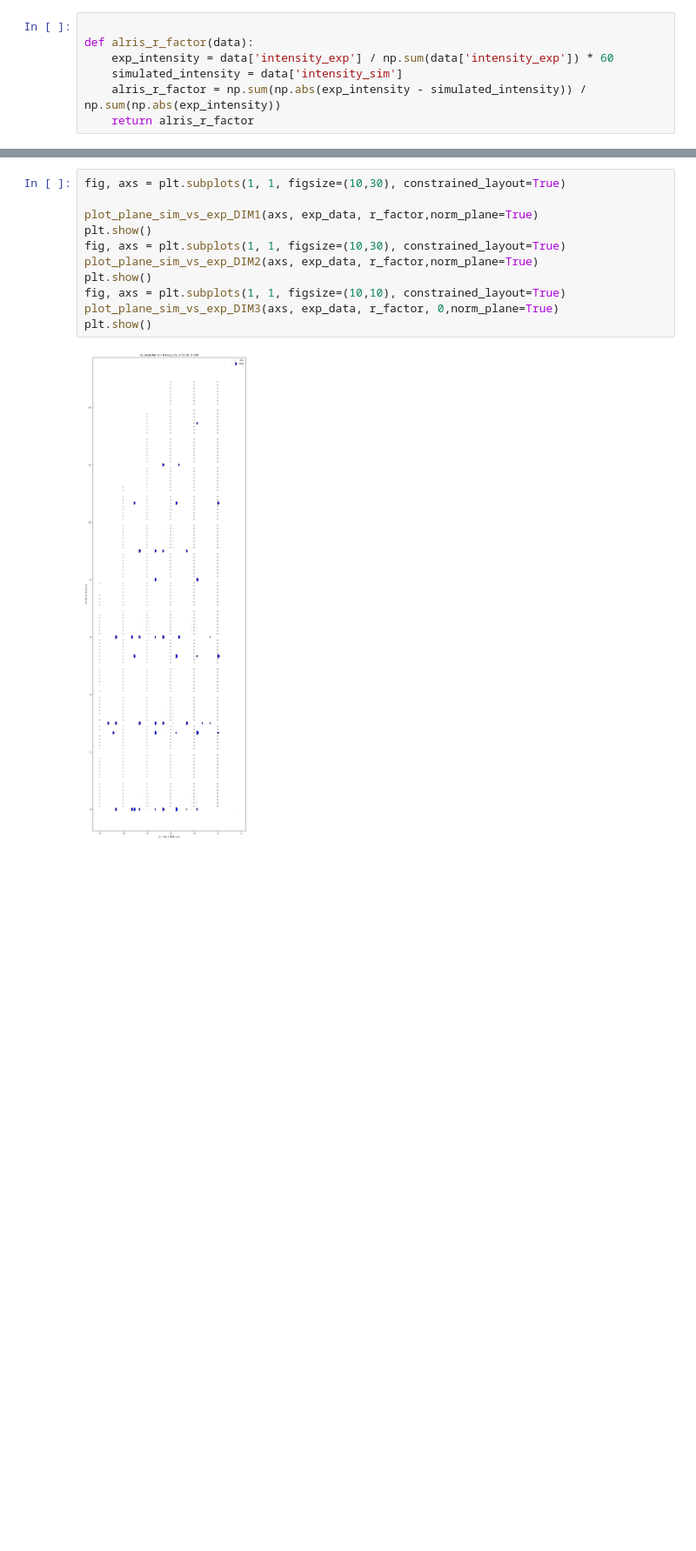
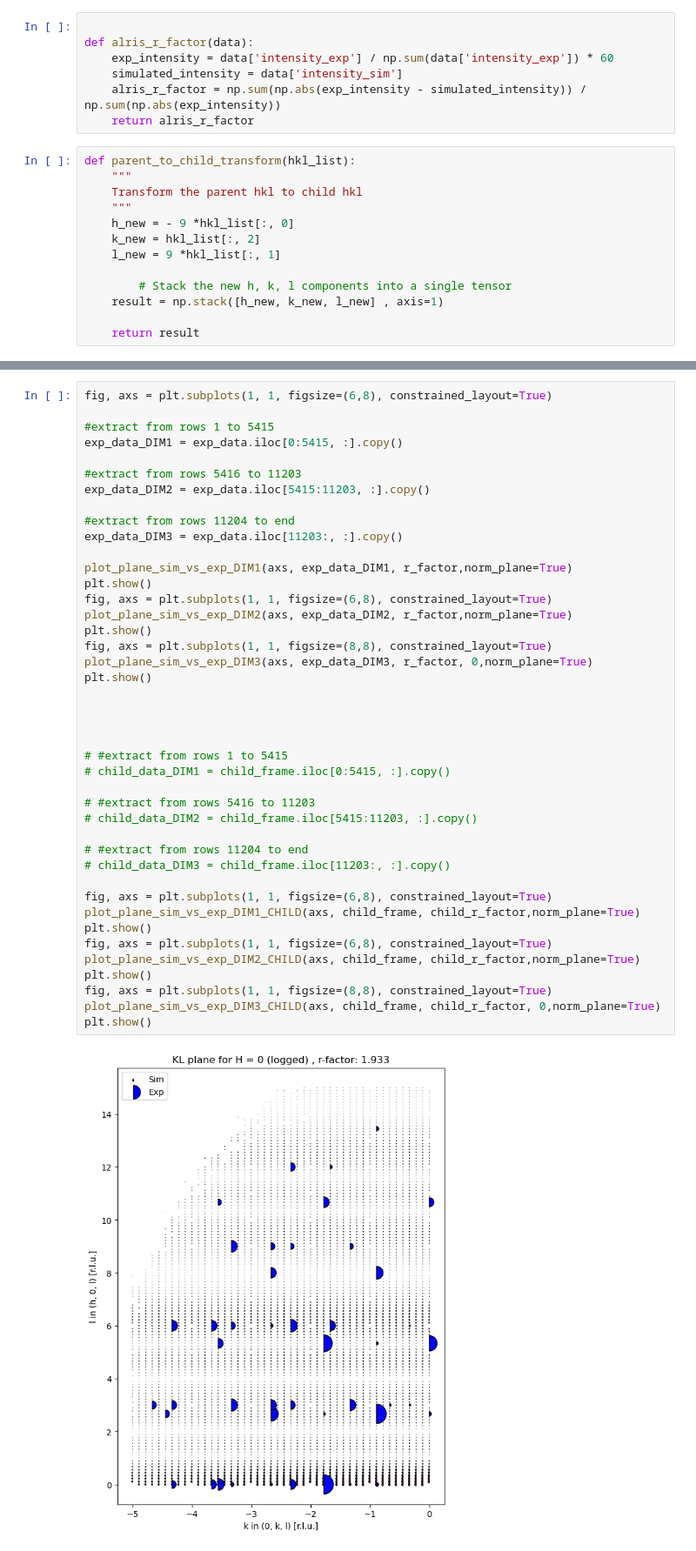
Before and after one commit to bleubreeymeow/CrystalClearFit, a Jupyter notebook: alrisDistortionFit/Distortion_visualiser.ipynb, the cells around one changed output, grey strips where cells are left out. Shown at 87% size. Cells and saved outputs as stored; diff of their text form; blank space fills up the shorter version.

```diff
--- a/alrisDistortionFit/Distortion_visualiser.ipynb
+++ b/alrisDistortionFit/Distortion_visualiser.ipynb
@@ -104,4 +88,17 @@ def alris_r_factor(data):
     simulated_intensity = data['intensity_sim']
     alris_r_factor = np.sum(np.abs(exp_intensity - simulated_intensity)) / np.sum(np.abs(exp_intensity))
     return alris_r_factor
+# %%
+def parent_to_child_transform(hkl_list):
+    """
+    Transform the parent hkl to child hkl
+    """
+    h_new = - 9 *hkl_list[:, 0]
+    k_new = hkl_list[:, 2]
+    l_new = 9 *hkl_list[:, 1]
+
+        # Stack the new h, k, l components into a single tensor
+    result = np.stack([h_new, k_new, l_new] , axis=1)
+
+    return result
 # %%
@@ -204,13 +290,44 @@ def plot_plane_sim_vs_exp_DIM3(ax, df, r_factor, l,norm_plane=False):
 # %%
-fig, axs = plt.subplots(1, 1, figsize=(10,30), constrained_layout=True)
+fig, axs = plt.subplots(1, 1, figsize=(6,8), constrained_layout=True)
 
-plot_plane_sim_vs_exp_DIM1(axs, exp_data, r_factor,norm_plane=True)
+#extract from rows 1 to 5415
+exp_data_DIM1 = exp_data.iloc[0:5415, :].copy()
+
+#extract from rows 5416 to 11203
+exp_data_DIM2 = exp_data.iloc[5415:11203, :].copy()
+
+#extract from rows 11204 to end
+exp_data_DIM3 = exp_data.iloc[11203:, :].copy()
+
+plot_plane_sim_vs_exp_DIM1(axs, exp_data_DIM1, r_factor,norm_plane=True)
 plt.show()
-fig, axs = plt.subplots(1, 1, figsize=(10,30), constrained_layout=True)
-plot_plane_sim_vs_exp_DIM2(axs, exp_data, r_factor,norm_plane=True)
+fig, axs = plt.subplots(1, 1, figsize=(6,8), constrained_layout=True)
+plot_plane_sim_vs_exp_DIM2(axs, exp_data_DIM2, r_factor,norm_plane=True)
 plt.show()
-fig, axs = plt.subplots(1, 1, figsize=(10,10), constrained_layout=True)
-plot_plane_sim_vs_exp_DIM3(axs, exp_data, r_factor, 0,norm_plane=True)
+fig, axs = plt.subplots(1, 1, figsize=(8,8), constrained_layout=True)
+plot_plane_sim_vs_exp_DIM3(axs, exp_data_DIM3, r_factor, 0,norm_plane=True)
 plt.show()
+
+
+
+
+# #extract from rows 1 to 5415
+# child_data_DIM1 = child_frame.iloc[0:5415, :].copy()
+
+# #extract from rows 5416 to 11203
+# child_data_DIM2 = child_frame.iloc[5415:11203, :].copy()
+
+# #extract from rows 11204 to end
+# child_data_DIM3 = child_frame.iloc[11203:, :].copy()
+
+fig, axs = plt.subplots(1, 1, figsize=(6,8), constrained_layout=True)
+plot_plane_sim_vs_exp_DIM1_CHILD(axs, child_frame, child_r_factor,norm_plane=True)
+plt.show()
+fig, axs = plt.subplots(1, 1, figsize=(6,8), constrained_layout=True)
+plot_plane_sim_vs_exp_DIM2_CHILD(axs, child_frame, child_r_factor,norm_plane=True)
+plt.show()
+fig, axs = plt.subplots(1, 1, figsize=(8,8), constrained_layout=True)
+plot_plane_sim_vs_exp_DIM3_CHILD(axs, child_frame, child_r_factor, 0,norm_plane=True)
+plt.show()
 # %% [output]
-[figure, old version]
+[figure, new version]
```
Also changed, not shown: parts of 14 cells of this notebook, 11 other files.
